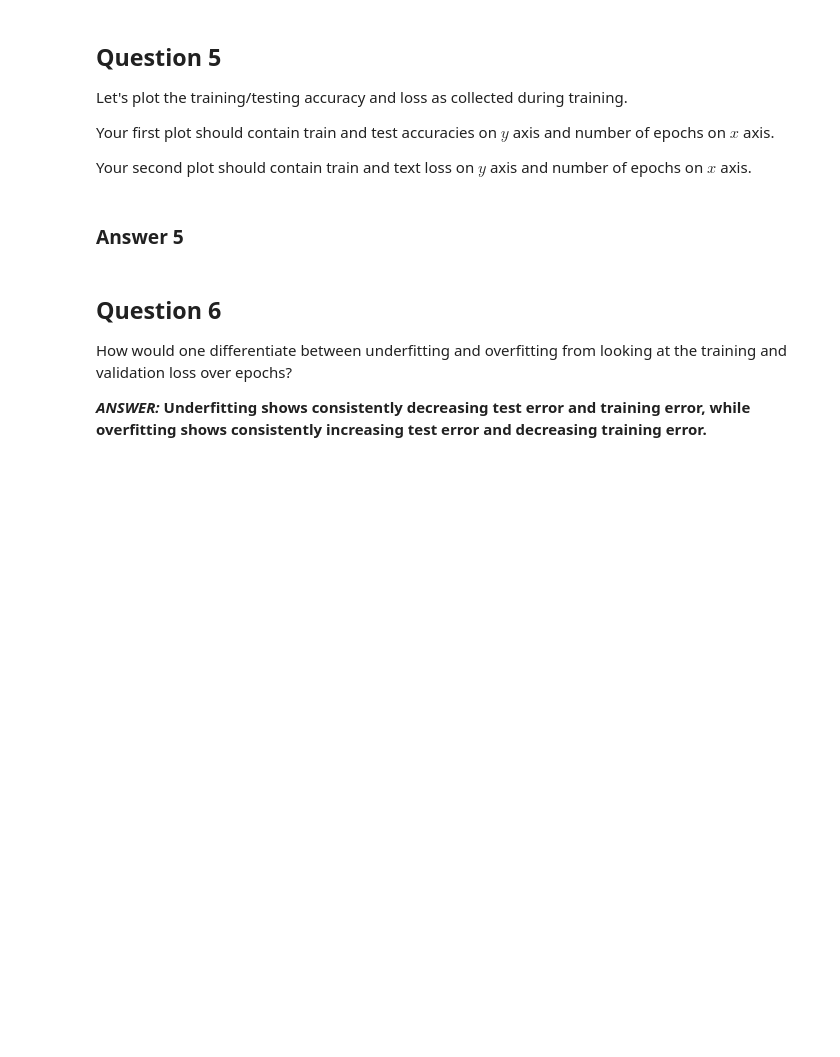
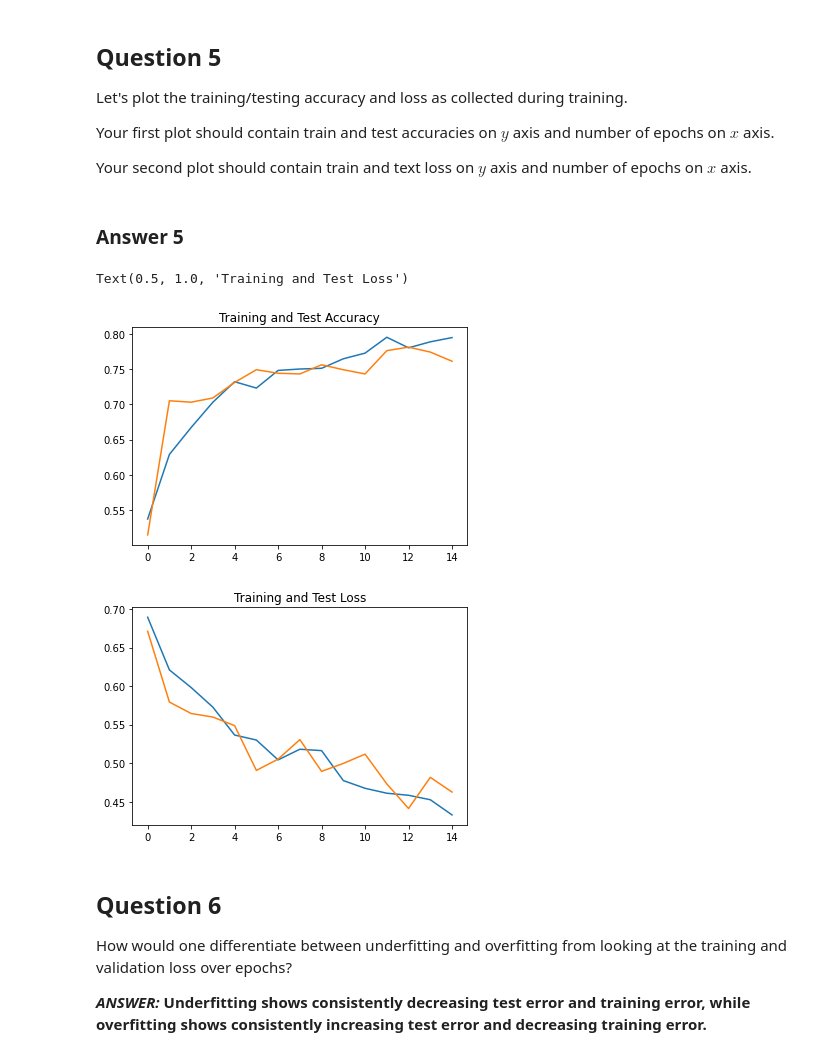
Before and after one commit to gguliants/MIT-SureStart, a Jupyter notebook: GG_Day_12_Image_Classification_SV.ipynb, the cells around one changed output. Drawn from its saved outputs; the diff is of its cells as text; code cells hidden in the pictures; blank space fills up the shorter version.

```diff
--- a/GG_Day_12_Image_Classification_SV.ipynb
+++ b/GG_Day_12_Image_Classification_SV.ipynb
@@ -364,3 +443,25 @@ Your second plot should contain train and text loss on $y$ axis and number of ep
+# %%
+acc = history.history['accuracy']
+val_acc = history.history['val_accuracy']
+
+loss = history.history['loss']
+val_loss = history.history['val_loss']
+
+epochs = range(len(acc))
+
+
+plt.plot(epochs, acc)
+plt.plot(epochs, val_acc)
+plt.title('Training and Test Accuracy')
+plt.figure()
+
+plt.plot(epochs, loss)
+plt.plot(epochs, val_loss)
+plt.title('Training and Test Loss')
+# %% [output]
+Text(0.5, 1.0, 'Training and Test Loss')
+[figure, added]
+[figure, added]
 # %% [markdown]
 ## Question 6
 How would one differentiate between underfitting and overfitting from looking at the training and validation loss over epochs?
```
Also changed, not shown: parts of 11 cells of this notebook.
